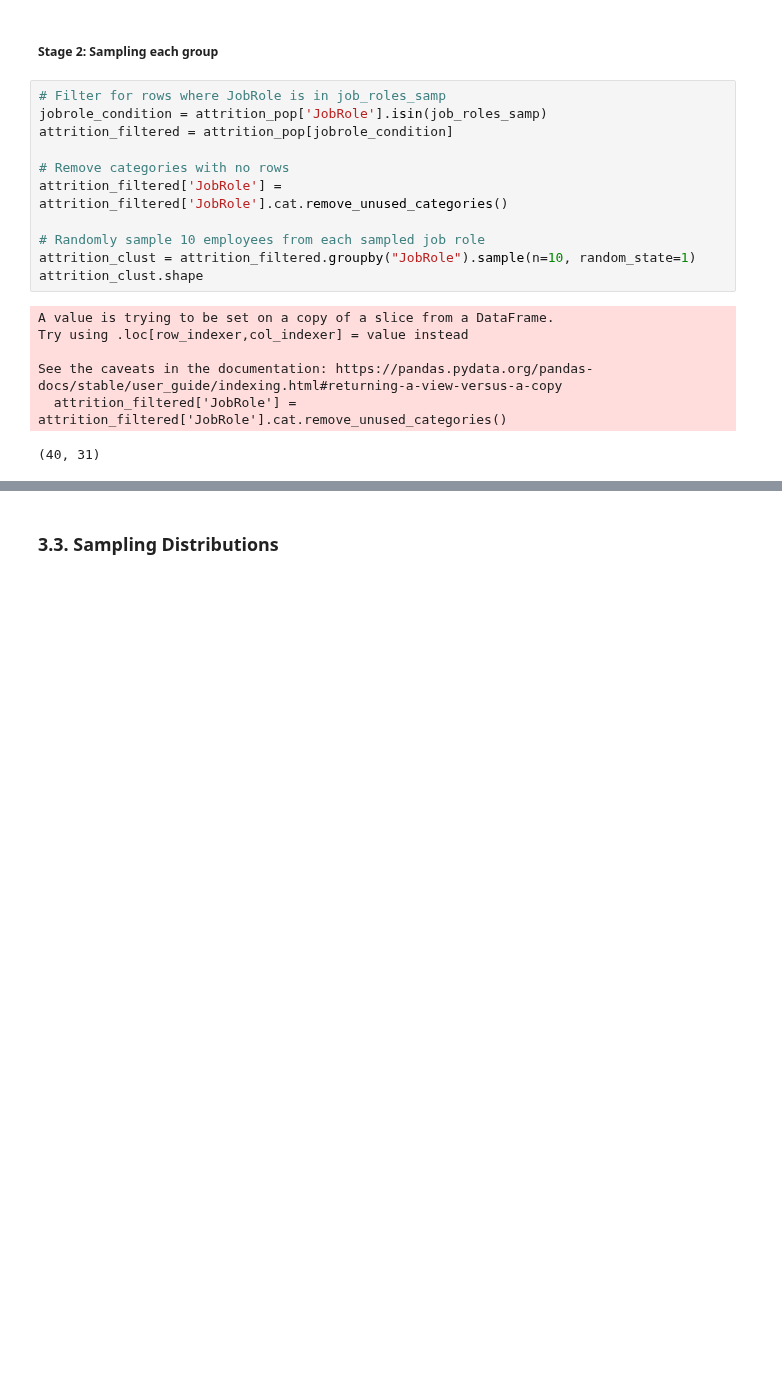
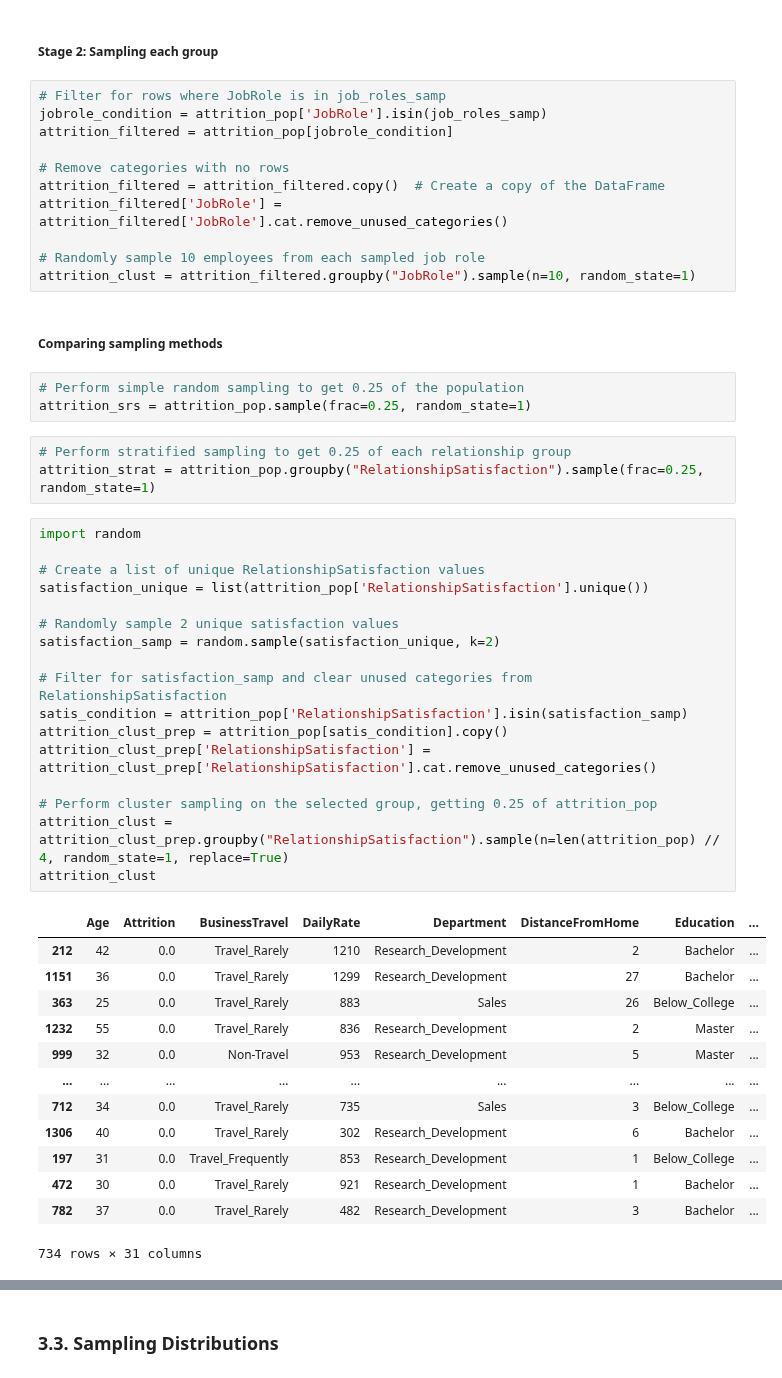
Before and after one commit to ONURYI/Data-Scientist-Professional-with-Python, a Jupyter notebook: Block III - Statistics/3.Sampling in Python.ipynb, the cells around one changed output, grey strips where cells are left out. Saved outputs shown, nothing was run; the diff lists cells and outputs as text; blank space fills up the shorter version.

```diff
--- a/Block III - Statistics/3.Sampling in Python.ipynb
+++ b/Block III - Statistics/3.Sampling in Python.ipynb
@@ -330,15 +330,47 @@ jobrole_condition = attrition_pop['JobRole'].isin(job_roles_samp)
 attrition_filtered = attrition_pop[jobrole_condition]
 
 # Remove categories with no rows
+attrition_filtered = attrition_filtered.copy()  # Create a copy of the DataFrame
 attrition_filtered['JobRole'] = attrition_filtered['JobRole'].cat.remove_unused_categories()
 
 # Randomly sample 10 employees from each sampled job role
 attrition_clust = attrition_filtered.groupby("JobRole").sample(n=10, random_state=1)
-attrition_clust.shape
-# %% [output]
-A value is trying to be set on a copy of a slice from a DataFrame.
-Try using .loc[row_indexer,col_indexer] = value instead
-
-See the caveats in the documentation: https://pandas.pydata.org/pandas-docs/stable/user_guide/indexing.html#returning-a-view-versus-a-copy
-  attrition_filtered['JobRole'] = attrition_filtered['JobRole'].cat.remove_unused_categories()
-(40, 31)
+# %% [markdown]
+##### **Comparing sampling methods**
+# %%
+# Perform simple random sampling to get 0.25 of the population
+attrition_srs = attrition_pop.sample(frac=0.25, random_state=1)
+# %%
+# Perform stratified sampling to get 0.25 of each relationship group
+attrition_strat = attrition_pop.groupby("RelationshipSatisfaction").sample(frac=0.25, random_state=1)
+# %%
+import random
+
+# Create a list of unique RelationshipSatisfaction values
+satisfaction_unique = list(attrition_pop['RelationshipSatisfaction'].unique())
+
+# Randomly sample 2 unique satisfaction values
+satisfaction_samp = random.sample(satisfaction_unique, k=2)
+
+# Filter for satisfaction_samp and clear unused categories from RelationshipSatisfaction
+satis_condition = attrition_pop['RelationshipSatisfaction'].isin(satisfaction_samp)
+attrition_clust_prep = attrition_pop[satis_condition].copy()
+attrition_clust_prep['RelationshipSatisfaction'] = attrition_clust_prep['RelationshipSatisfaction'].cat.remove_unused_categories()
+
+# Perform cluster sampling on the selected group, getting 0.25 of attrition_pop
+attrition_clust = attrition_clust_prep.groupby("RelationshipSatisfaction").sample(n=len(attrition_pop) // 4, random_state=1, replace=True)
+attrition_clust
+# %% [output]
+|  | Age | Attrition | BusinessTravel | DailyRate | Department | DistanceFromHome | Education | ... |
+| 212 | 42 | 0.0 | Travel_Rarely | 1210 | Research_Development | 2 | Bachelor | ... |
+| 1151 | 36 | 0.0 | Travel_Rarely | 1299 | Research_Development | 27 | Bachelor | ... |
+| 363 | 25 | 0.0 | Travel_Rarely | 883 | Sales | 26 | Below_College | ... |
+| 1232 | 55 | 0.0 | Travel_Rarely | 836 | Research_Development | 2 | Master | ... |
+| 999 | 32 | 0.0 | Non-Travel | 953 | Research_Development | 5 | Master | ... |
+| ... | ... | ... | ... | ... | ... | ... | ... | ... |
+| 712 | 34 | 0.0 | Travel_Rarely | 735 | Sales | 3 | Below_College | ... |
+| 1306 | 40 | 0.0 | Travel_Rarely | 302 | Research_Development | 6 | Bachelor | ... |
+| 197 | 31 | 0.0 | Travel_Frequently | 853 | Research_Development | 1 | Below_College | ... |
+| 472 | 30 | 0.0 | Travel_Rarely | 921 | Research_Development | 1 | Bachelor | ... |
+| 782 | 37 | 0.0 | Travel_Rarely | 482 | Research_Development | 3 | Bachelor | ... |
+734 rows × 31 columns
```
Also changed, not shown: parts of 8 cells of this notebook.
